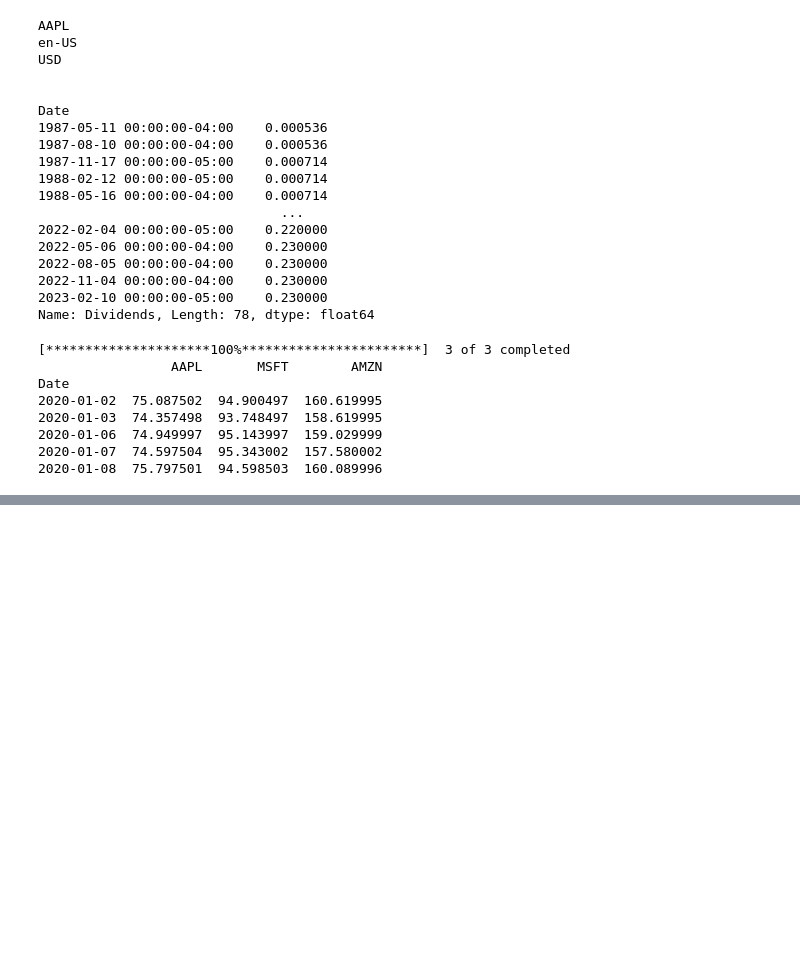
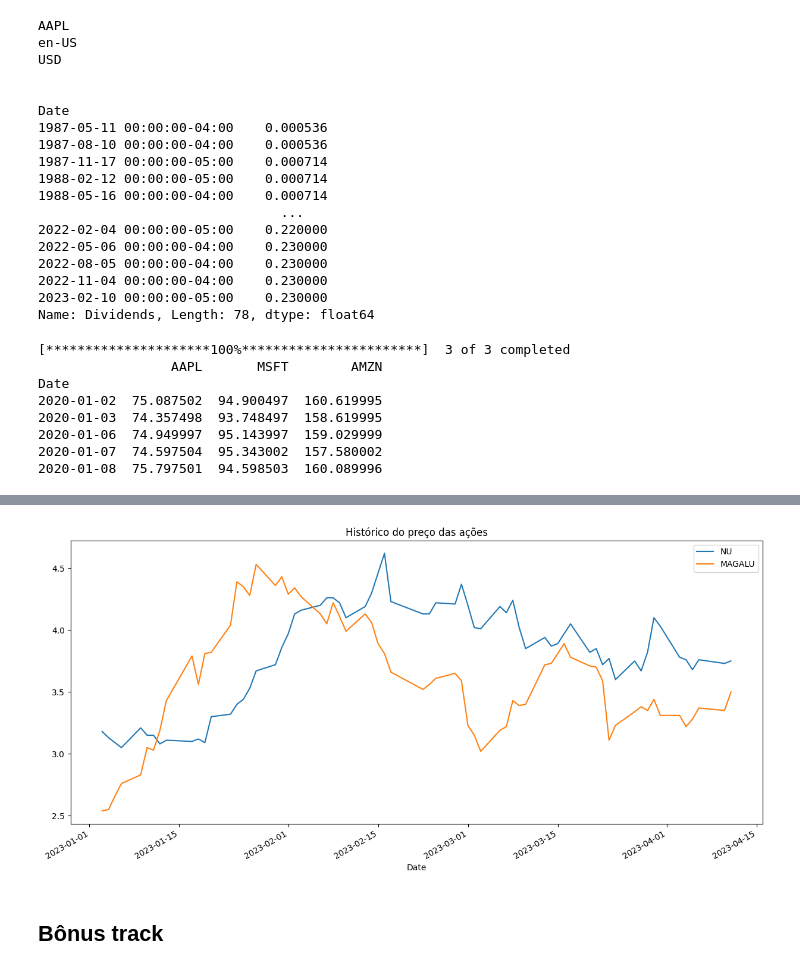
Before and after one commit to apusdigital/flisol-2023, a Jupyter notebook: notebooks/flisol-2023.ipynb, the cells around one changed output, grey strips where cells are left out. Saved outputs shown, nothing was run; the diff lists cells and outputs as text; code cells hidden in the pictures; blank space fills up the shorter version.

```diff
--- a/notebooks/flisol-2023.ipynb
+++ b/notebooks/flisol-2023.ipynb
@@ -239,0 +483,4 @@ DirectMap1G:    10485760 kB
+# %%
+# seleciona somente as ações do NUBANK e MAGALU
+acoes_br_df = acoes_df[['Date', 'NU', 'MAGALU']]
+print(acoes_br_df.head())
@@ -239,0 +494,7 @@ DirectMap1G:    10485760 kB
+# %%
+# gera um gráfico com as ações especificadas
+acoes_br_df.plot(x = 'Date', figsize = (15,7), title = 'Histórico do preço das ações');
+# %% [output]
+[figure, added]
+# %% [markdown]
+## Bônus track
```
Also changed, not shown: parts of 34 cells of this notebook, 1 other file.
